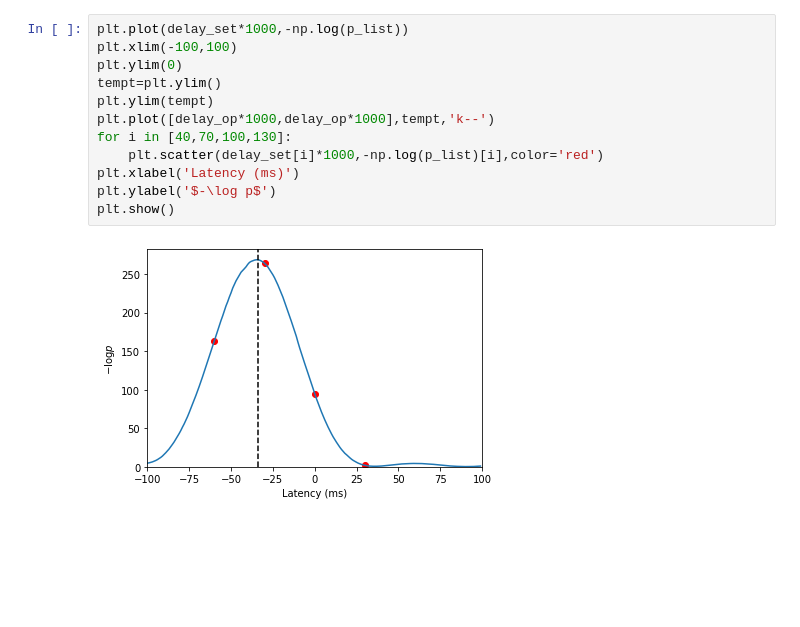
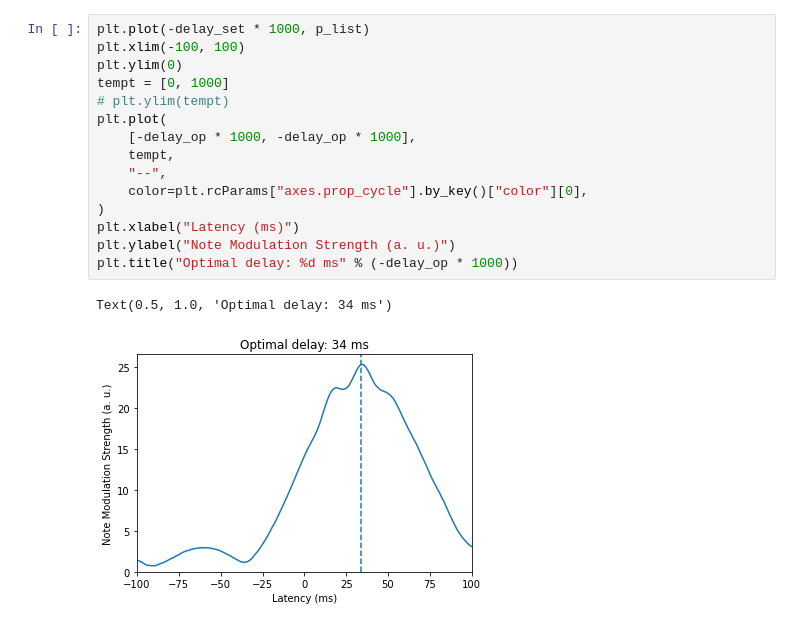
Before and after one commit to ccffccffcc/NNSingingMouse, a Jupyter notebook: Notebooks/Note_analysis.ipynb, the cells around one changed output. Cells and saved outputs as stored; diff of their text form; blank space fills up the shorter version.

```diff
--- a/Notebooks/Note_analysis.ipynb
+++ b/Notebooks/Note_analysis.ipynb
@@ -143,15 +215,19 @@ for delay in [-0.06, -0.03, 0, 0.03]:
 # %%
-plt.plot(delay_set*1000,-np.log(p_list))
-plt.xlim(-100,100)
+plt.plot(-delay_set * 1000, p_list)
+plt.xlim(-100, 100)
 plt.ylim(0)
-tempt=plt.ylim()
-plt.ylim(tempt)
-plt.plot([delay_op*1000,delay_op*1000],tempt,'k--')
-for i in [40,70,100,130]:
-    plt.scatter(delay_set[i]*1000,-np.log(p_list)[i],color='red')
-plt.xlabel('Latency (ms)')
-plt.ylabel('$-\log p$')
-plt.show()
+tempt = [0, 1000]
+# plt.ylim(tempt)
+plt.plot(
+    [-delay_op * 1000, -delay_op * 1000],
+    tempt,
+    "--",
+    color=plt.rcParams["axes.prop_cycle"].by_key()["color"][0],
+)
+plt.xlabel("Latency (ms)")
+plt.ylabel("Note Modulation Strength (a. u.)")
+plt.title("Optimal delay: %d ms" % (-delay_op * 1000))
 # %% [output]
+Text(0.5, 1.0, 'Optimal delay: 34 ms')
-[figure, old version]
+[figure, new version]
 # %%
```
Also changed, not shown: parts of 6 cells of this notebook, 1 other file.
